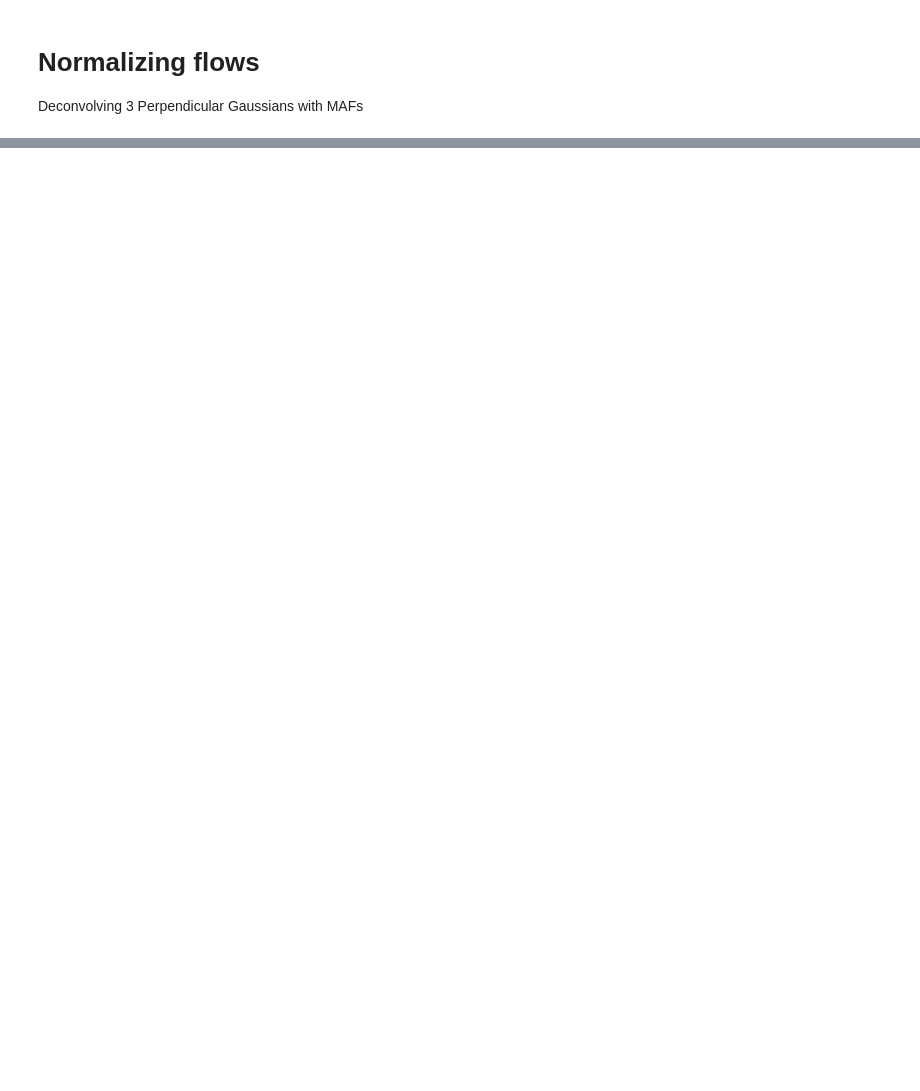
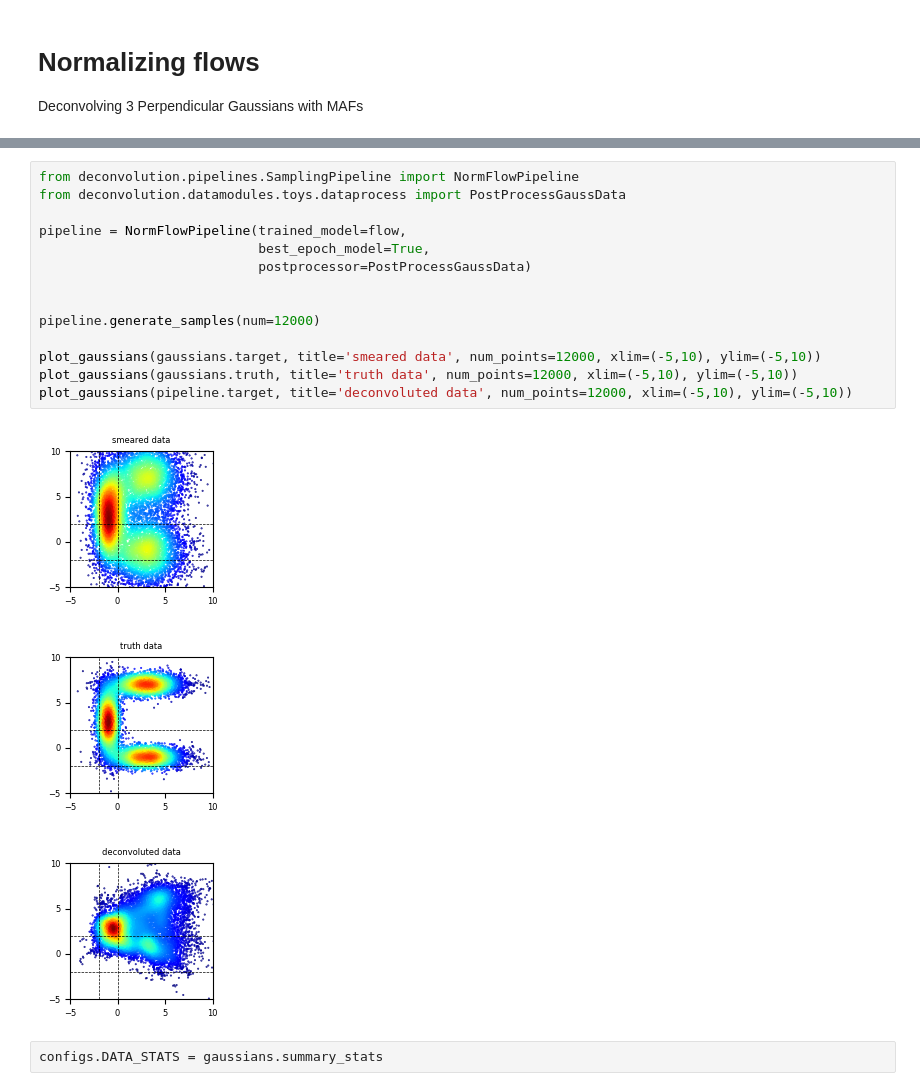
Before and after one commit to dfaroughy/Deconvolution, a Jupyter notebook: experiments/Toys/gaussians.ipynb, the cells around one changed output, grey strips where cells are left out. Saved outputs shown, nothing was run; the diff lists cells and outputs as text; blank space fills up the shorter version.

```diff
--- a/experiments/Toys/gaussians.ipynb
+++ b/experiments/Toys/gaussians.ipynb
@@ -106,0 +114,20 @@ NameError: name 'flow' is not defined
+# %%
+from deconvolution.pipelines.SamplingPipeline import NormFlowPipeline
+from deconvolution.datamodules.toys.dataprocess import PostProcessGaussData
+
+pipeline = NormFlowPipeline(trained_model=flow,
+                            best_epoch_model=True,
+                            postprocessor=PostProcessGaussData)
+
+
+pipeline.generate_samples(num=12000)
+
+plot_gaussians(gaussians.target, title='smeared data', num_points=12000, xlim=(-5,10), ylim=(-5,10))
+plot_gaussians(gaussians.truth, title='truth data', num_points=12000, xlim=(-5,10), ylim=(-5,10))
+plot_gaussians(pipeline.target, title='deconvoluted data', num_points=12000, xlim=(-5,10), ylim=(-5,10))
+# %% [output]
+[figure, added]
+[figure, added]
+[figure, added]
+# %%
+configs.DATA_STATS = gaussians.summary_stats
```
Also changed, not shown: parts of 4 cells of this notebook, 6 other files.
